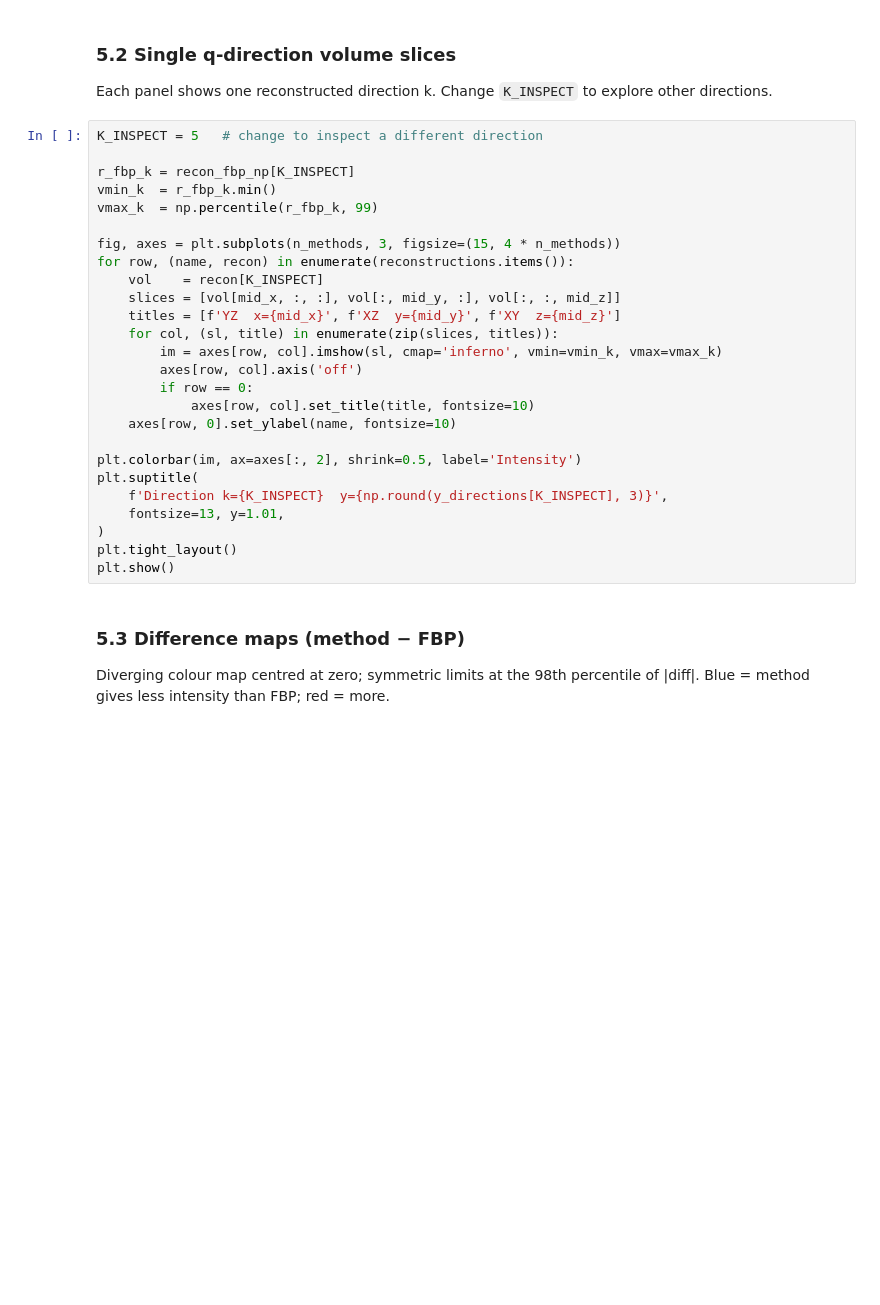
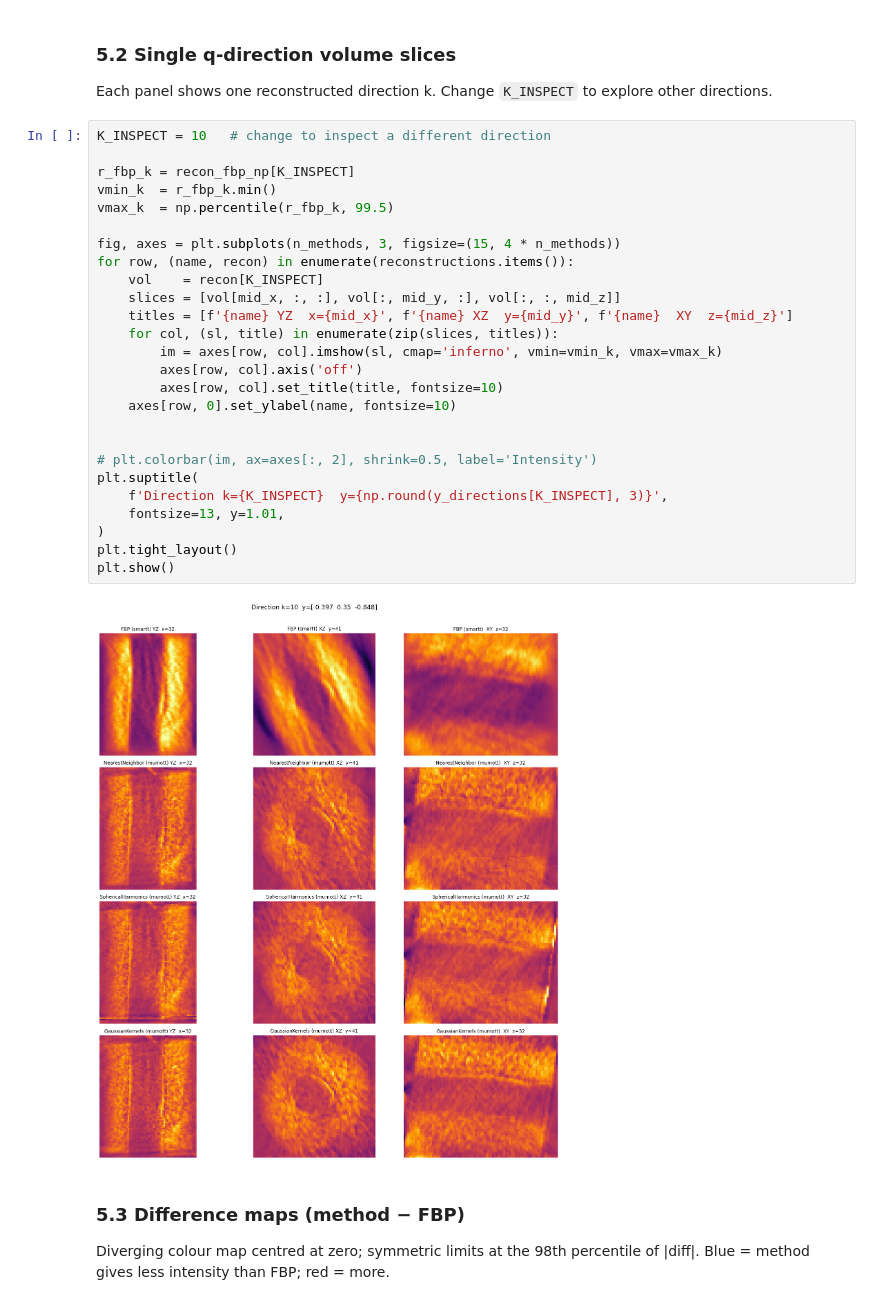
Before and after one commit to lfbarba/smartt, a Jupyter notebook: notebooks/saxs_fbp_method_comparison.ipynb, the cells around one changed output. Drawn from its saved outputs; the diff is of its cells as text; blank space fills up the shorter version.

```diff
--- a/notebooks/saxs_fbp_method_comparison.ipynb
+++ b/notebooks/saxs_fbp_method_comparison.ipynb
@@ -251,31 +305,33 @@ plt.show()
 
 Each panel shows one reconstructed direction k.  Change `K_INSPECT` to explore other directions.
 # %%
-K_INSPECT = 5   # change to inspect a different direction
+K_INSPECT = 10   # change to inspect a different direction
 
 r_fbp_k = recon_fbp_np[K_INSPECT]
 vmin_k  = r_fbp_k.min()
-vmax_k  = np.percentile(r_fbp_k, 99)
+vmax_k  = np.percentile(r_fbp_k, 99.5)
 
 fig, axes = plt.subplots(n_methods, 3, figsize=(15, 4 * n_methods))
 for row, (name, recon) in enumerate(reconstructions.items()):
     vol    = recon[K_INSPECT]
     slices = [vol[mid_x, :, :], vol[:, mid_y, :], vol[:, :, mid_z]]
-    titles = [f'YZ  x={mid_x}', f'XZ  y={mid_y}', f'XY  z={mid_z}']
+    titles = [f'{name} YZ  x={mid_x}', f'{name} XZ  y={mid_y}', f'{name}  XY  z={mid_z}']
     for col, (sl, title) in enumerate(zip(slices, titles)):
         im = axes[row, col].imshow(sl, cmap='inferno', vmin=vmin_k, vmax=vmax_k)
         axes[row, col].axis('off')
-        if row == 0:
-            axes[row, col].set_title(title, fontsize=10)
+        axes[row, col].set_title(title, fontsize=10)
     axes[row, 0].set_ylabel(name, fontsize=10)
 
-plt.colorbar(im, ax=axes[:, 2], shrink=0.5, label='Intensity')
+
+# plt.colorbar(im, ax=axes[:, 2], shrink=0.5, label='Intensity')
 plt.suptitle(
     f'Direction k={K_INSPECT}  y={np.round(y_directions[K_INSPECT], 3)}',
     fontsize=13, y=1.01,
 )
 plt.tight_layout()
 plt.show()
+# %% [output]
+[figure, added]
 # %% [markdown]
 ### 5.3 Difference maps (method − FBP)
 
```
Also changed, not shown: parts of 21 cells of this notebook, 4 other files.
